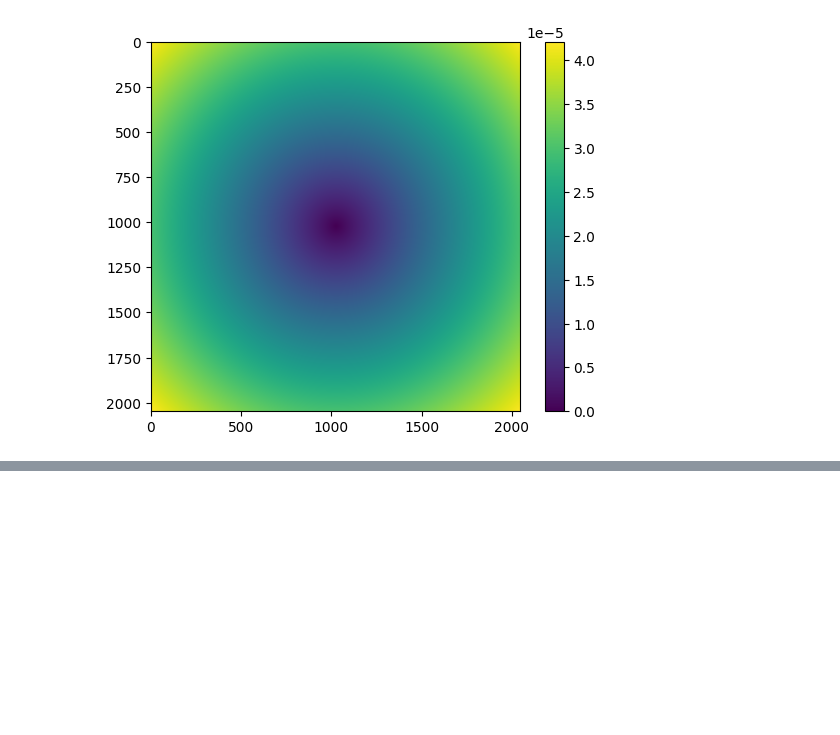
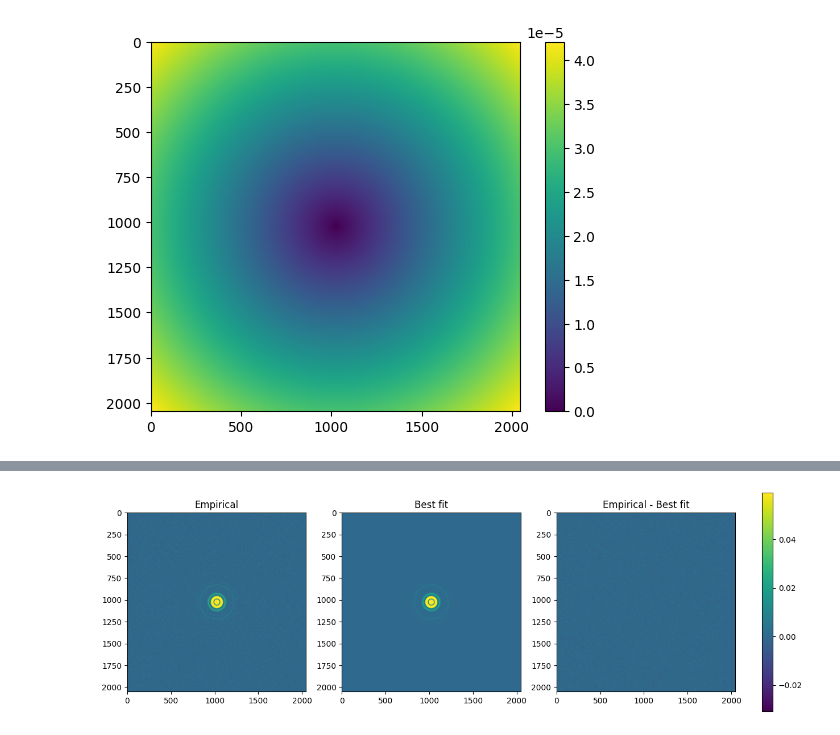
Before and after one commit to mwanakijiji/metis_work, a Jupyter notebook: notebook_working_dir/dev_IMG_OPT_04_fcns.ipynb, the cells around one changed output, grey strips where cells are left out. Saved outputs shown, nothing was run; the diff lists cells and outputs as text; code cells hidden in the pictures; blank space fills up the shorter version.

```diff
--- a/notebook_working_dir/dev_IMG_OPT_04_fcns.ipynb
+++ b/notebook_working_dir/dev_IMG_OPT_04_fcns.ipynb
@@ -54,0 +66,2 @@ plt.show()
+# %%
+baseline_shape = test_empirical_2d.shape
@@ -54,0 +148,3 @@ plt.show()
+# %%
+# Initial parameter guesses
+initial_guess = [2., 0.8, 4.]  # [D_aperture, D_obscuration, ampl]
@@ -54,0 +257,24 @@ plt.show()
+# %%
+zscale = ZScaleInterval()
+vmin, vmax = zscale.get_limits(test_empirical_2d)
+
+fig, axs = plt.subplots(1, 3, figsize=(15, 5))
+
+# Panel 1: Empirical data
+im0 = axs[0].imshow(test_empirical_2d, vmin=vmin, vmax=vmax)
+axs[0].set_title("Empirical")
+
+# Panel 2: Best fit
+im1 = axs[1].imshow(best_fit_model_2d, vmin=vmin, vmax=vmax)
+axs[1].set_title("Best fit")
+
+# Panel 3: Residuals
+im2 = axs[2].imshow(test_empirical_2d - best_fit_model_2d, vmin=vmin, vmax=vmax)
+axs[2].set_title("Empirical - Best fit")
+
+# Add one colorbar for all
+fig.colorbar(im0, ax=axs, orientation='vertical', fraction=0.04, pad=0.04)
+
+plt.show()
+# %% [output]
+[figure, added]
```
Also changed, not shown: parts of 15 cells of this notebook, 1 other file.
